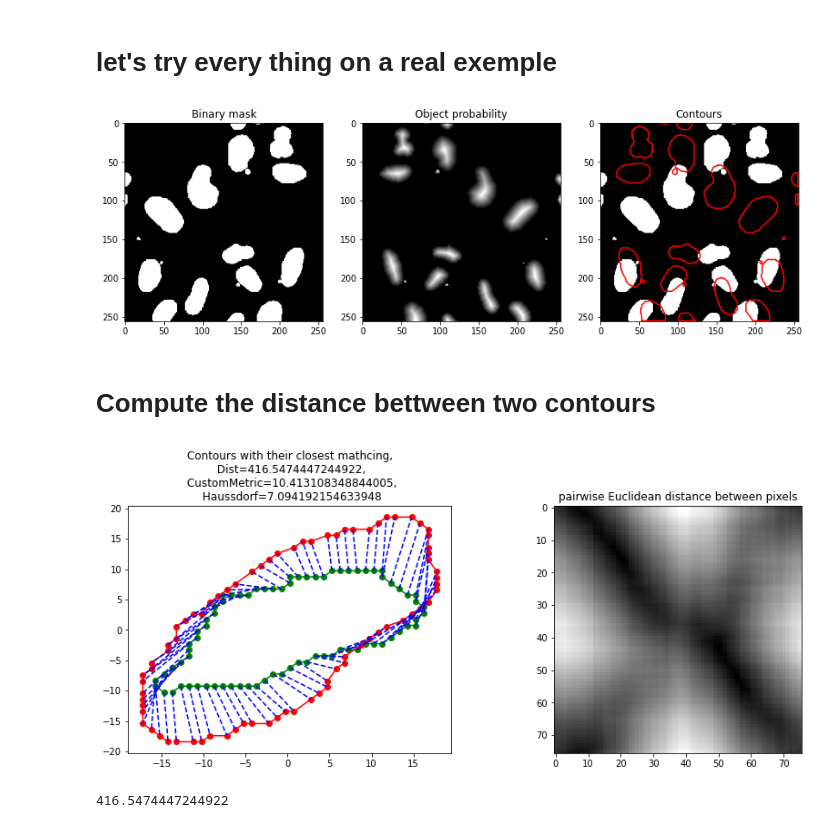
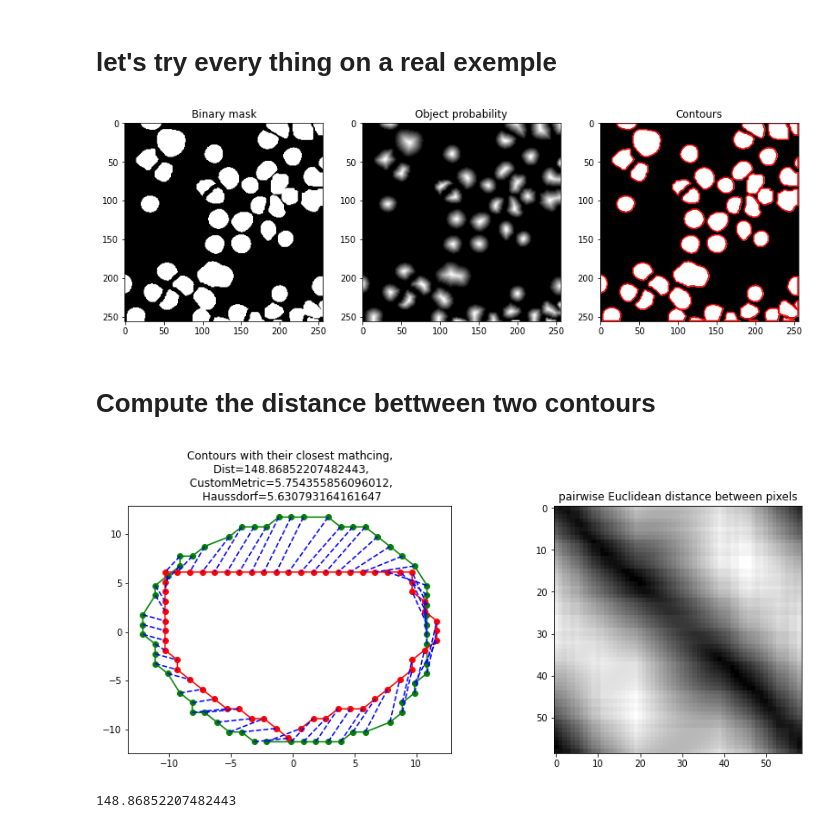
Before and after one commit to mbeni12333/SplineDist, a Jupyter notebook: src/Experiments/contours.ipynb, the cells around one changed output. Saved outputs shown, nothing was run; the diff lists cells and outputs as text; code cells hidden in the pictures.

```diff
--- a/src/Experiments/contours.ipynb
+++ b/src/Experiments/contours.ipynb
@@ -153,28 +154,28 @@ plt.show()
 # %%
 from scipy.optimize import linear_sum_assignment
 # mask = np.uint8(batch_y[8].numpy().squeeze()>0)
-(objectProbas, overlapProba, objectContours, mask) = batch_y[2].values()
+(objectProbas, overlapProba, objectContours, mask) = batch_y[4].values()
 # dist = compute_dist_transform(mask)
 dist = objectProbas
 # show image with historgram and fix the size of the histogram
 fig, (ax1, ax2, ax3) = plt.subplots(1, 3, figsize=(14, 6))
 ax1.imshow(mask, cmap='gray')
 ax1.set_title('Binary mask')
 # show
 ax2.imshow(dist, cmap='gray')
 ax2.set_title('Object probability')
 
 
 #contours = computeContours(mask)
 contours = objectContours
 ax3.imshow(mask, cmap='gray')
 for contour in contours:
     ax3.plot(contour[:,0], contour[:,1], 'r')
 ax3.set_title('Contours')
 
 plt.show()
 # %% [output]
-[figure, old version]
+[figure, new version]
 # %% [markdown]
 # Compute the distance bettween two contours
 # %%
@@ -224,55 +225,10 @@ def computeDistanceBetweenInstance2(instance1, instance2, plot=False):
 
     return distance
 
-# def computeDistanceBetweenInstance(instance1, instance2, plot=False):
-
-#     # show two images containing contours 1 and 2
-#     contour1, contour2 = instance1.reshape(-1, 2), instance2.reshape(-1, 2)
-#     sampling_factor = min(len(contour1), len(contour2))
-
-#     # The two contours must have the same length
-#     index = np.floor(np.linspace(0, len(contour1)-1, sampling_factor)).astype(int)
-#     contour1 = contour1[index]
-
-#     index = np.floor(np.linspace(0, len(contour2)-1, sampling_factor)).astype(int)
-#     contour2 = contour2[index]
-#     #print(f"contour1: {len(contour1)}, contour2: {len(contour2)}")
-
-#     # translate the contours to the same origin
-#     contour1 = contour1 - contour1.mean(0)
-#     contour2 = contour2 - contour2.mean(0)
-#     # compute the bounding box of the contours
-
-#     # we must match every pixel of the contour to the corresponding pixel of the other contour
-#     # we use the euclidean distance to compute the distance between the contour pixels
-
-#     scikit_dist = cdist(contour1, contour2, metric='euclidean')
-#     scikit_dist_min = scikit_dist.min(axis=1)
-#     scikit_dist_min_args = scikit_dist.argmin(axis=1)
-#     dist_hausdorff = directed_hausdorff(contour1, contour2)[0]
-#     # show the distance matrix
-#     if plot:
-#         fig, (ax1, ax2) = plt.subplots(1, 2, figsize=(14, 5))
-
-
-
-#         ax1.plot(contour1[:,0], contour1[:,1], 'go-', label='contour1')
-#         ax1.plot(contour2[:,0], contour2[:,1], 'ro-', label='contour2')
-#         ax1.set_title(f"Contours with their closest mathcing,\n Dist={scikit_dist_min_args.sum()},\n hausforf={dist_hausdorff}")
-#         # plot a line for each couple of pixels of index i and j in the indeces returned by scikit_dist_min_args
-#         for i, j in zip(scikit_dist_min_args, scikit_dist_min):
-#             ax1.plot([contour1[i,0], contour2[i,0]], [contour1[i,1], contour2[i,1]], 'b--')
-
-#         ax2.imshow(scikit_dist, cmap='gray')
-#         ax2.set_title('pairwise Euclidean distance between pixels')
-#         plt.show()
-
-#     return dist_hausdorff
-
 computeDistanceBetweenInstance2(contours[2], contours[4], plot=True)
 # %% [output]
-[figure, old version]
+[figure, new version]
-416.5474447244922
+148.86852207482443
 # %%
 import copy
 # compute the distance matrix using the euclidean distance between pairs of instances
```
Also changed, not shown: parts of 6 cells of this notebook, 7 other files.
